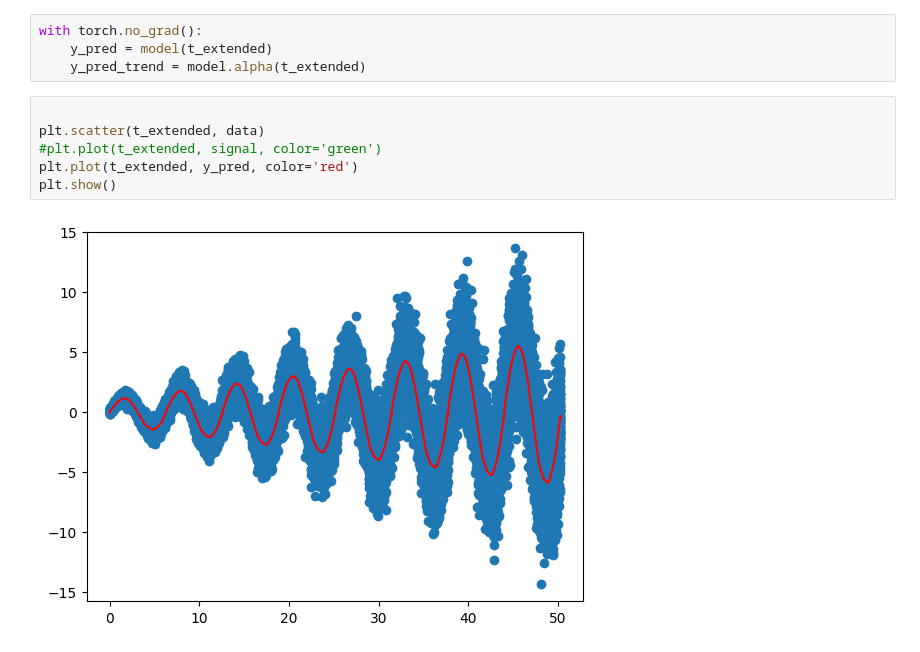
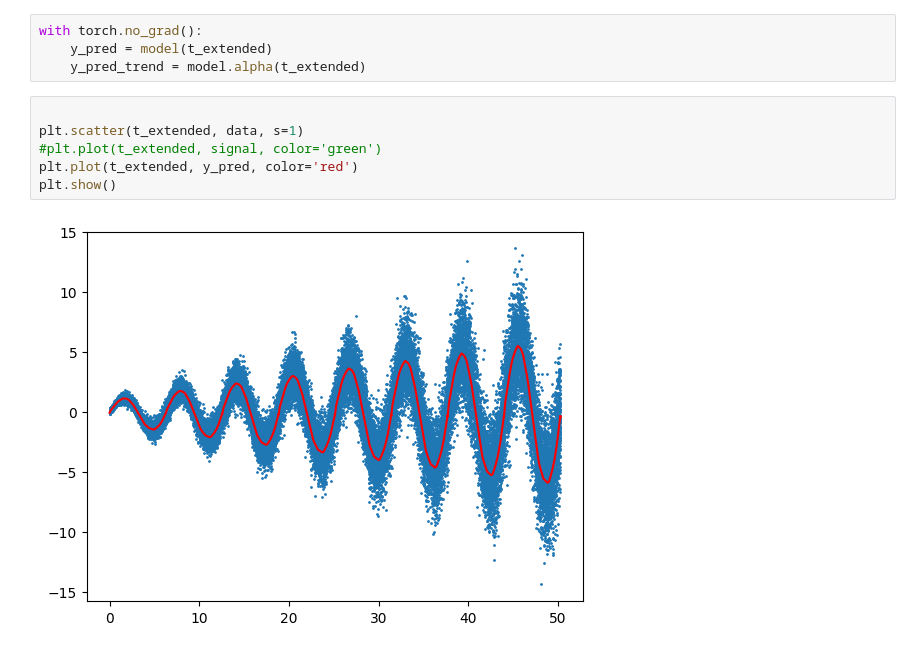
Before and after one commit to bs7280/pytorch-examples, a Jupyter notebook: notebooks/pytorch-exp-cycle-detector.ipynb, the cells around one changed output. Drawn from its saved outputs; the diff is of its cells as text.

```diff
--- a/notebooks/pytorch-exp-cycle-detector.ipynb
+++ b/notebooks/pytorch-exp-cycle-detector.ipynb
@@ -190,9 +190,9 @@ with torch.no_grad():
     y_pred_trend = model.alpha(t_extended)
 # %%
 
-plt.scatter(t_extended, data)
+plt.scatter(t_extended, data, s=1)
 #plt.plot(t_extended, signal, color='green')
 plt.plot(t_extended, y_pred, color='red')
 plt.show()
 # %% [output]
-[figure, old version]
+[figure, new version]
```
Also changed, not shown: 2 other files.
